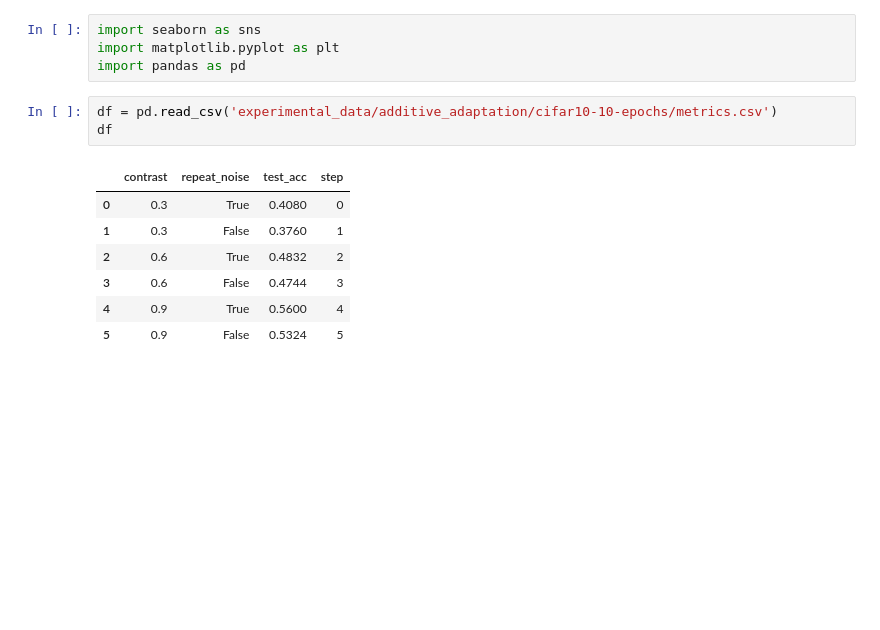
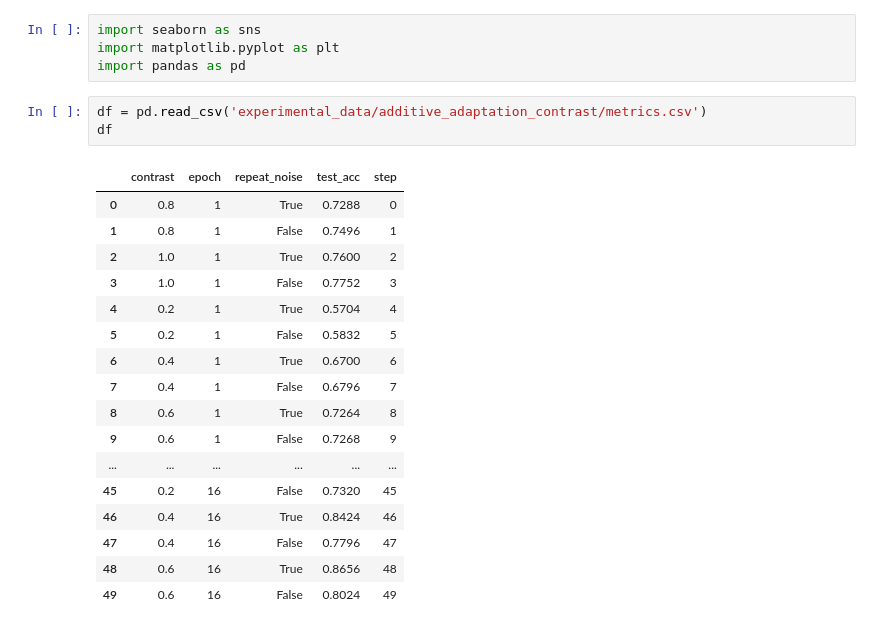
Before and after one commit to Goreg12345/temporal_adaptation_visual_cortex, a Jupyter notebook: analysis.ipynb, the cells around one changed output. Drawn from its saved outputs; the diff is of its cells as text; blank space fills up the shorter version.

```diff
--- a/analysis.ipynb
+++ b/analysis.ipynb
@@ -3,14 +3,24 @@ import seaborn as sns
 import matplotlib.pyplot as plt
 import pandas as pd
 # %%
-df = pd.read_csv('experimental_data/additive_adaptation/cifar10-10-epochs/metrics.csv')
+df = pd.read_csv('experimental_data/additive_adaptation_contrast/metrics.csv')
 df
 # %% [output]
-|  | contrast | repeat_noise | test_acc | step |
-| 0 | 0.3 | True | 0.4080 | 0 |
-| 1 | 0.3 | False | 0.3760 | 1 |
-| 2 | 0.6 | True | 0.4832 | 2 |
-| 3 | 0.6 | False | 0.4744 | 3 |
-| 4 | 0.9 | True | 0.5600 | 4 |
-| 5 | 0.9 | False | 0.5324 | 5 |
+|  | contrast | epoch | repeat_noise | test_acc | step |
+| 0 | 0.8 | 1 | True | 0.7288 | 0 |
+| 1 | 0.8 | 1 | False | 0.7496 | 1 |
+| 2 | 1.0 | 1 | True | 0.7600 | 2 |
+| 3 | 1.0 | 1 | False | 0.7752 | 3 |
+| 4 | 0.2 | 1 | True | 0.5704 | 4 |
+| 5 | 0.2 | 1 | False | 0.5832 | 5 |
+| 6 | 0.4 | 1 | True | 0.6700 | 6 |
+| 7 | 0.4 | 1 | False | 0.6796 | 7 |
+| 8 | 0.6 | 1 | True | 0.7264 | 8 |
+| 9 | 0.6 | 1 | False | 0.7268 | 9 |
+| ... | ... | ... | ... | ... | ... |
+| 45 | 0.2 | 16 | False | 0.7320 | 45 |
+| 46 | 0.4 | 16 | True | 0.8424 | 46 |
+| 47 | 0.4 | 16 | False | 0.7796 | 47 |
+| 48 | 0.6 | 16 | True | 0.8656 | 48 |
+| 49 | 0.6 | 16 | False | 0.8024 | 49 |
 # %%
```
Also changed, not shown: parts of 1 cell of this notebook, 2 other files.
